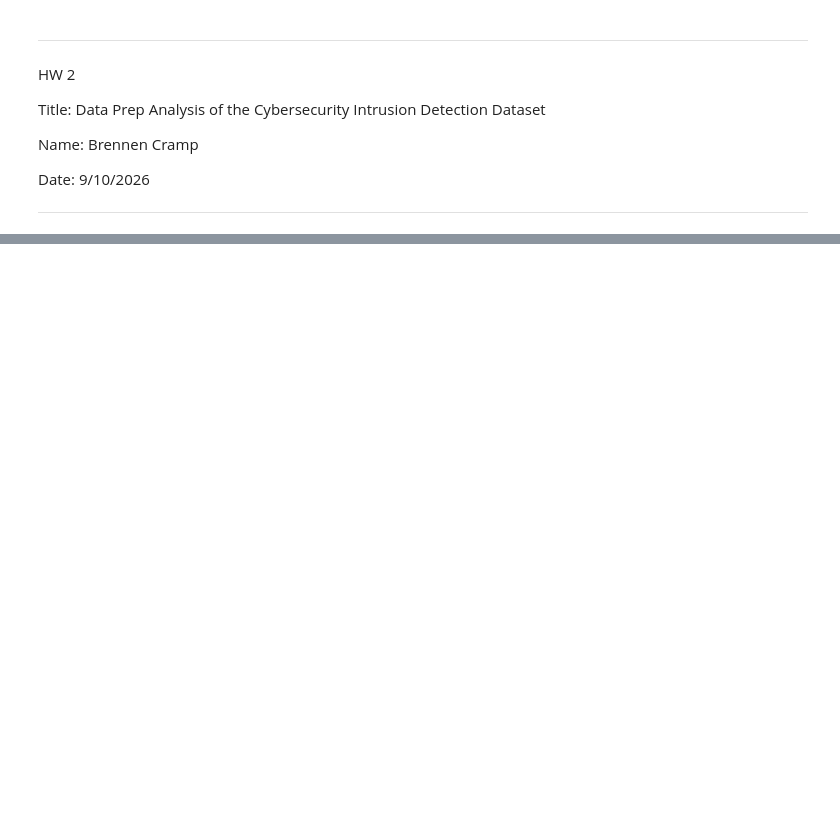
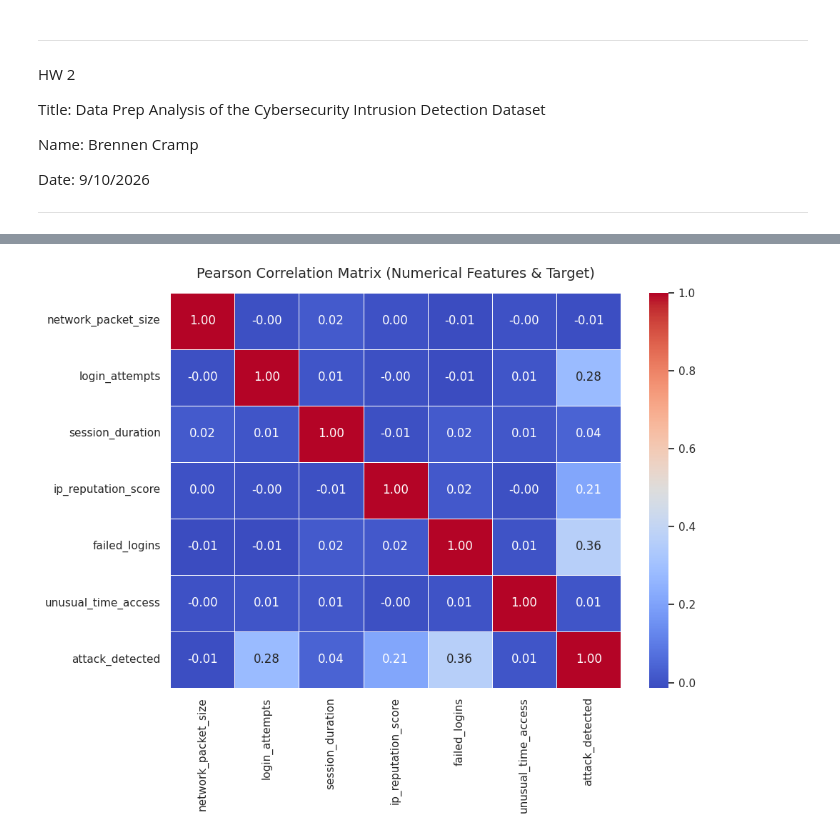
Before and after one commit to bcramp/ML, a Jupyter notebook: HW2/data_prep_analysis.ipynb, the cells around one changed output, grey strips where cells are left out. Saved outputs shown, nothing was run; the diff lists cells and outputs as text; code cells hidden in the pictures; blank space fills up the shorter version.

Commit message:
feat: saves completed code and graphs

```diff
--- a/HW2/data_prep_analysis.ipynb
+++ b/HW2/data_prep_analysis.ipynb
@@ -33,8 +25,0 @@ df.head()
-# %%
-# Load a sample dataset (Iris)
-from sklearn.datasets import load_iris
-iris = load_iris()
-
-df = pd.DataFrame(iris.data, columns=iris.feature_names)
-df['target'] = iris.target
-df.head()
@@ -92,0 +113,11 @@ df[df['sepal length (cm)'] > 5]
+# %%
+# Step 3: Drop any non-informative identifiers
+print("--- Step 3: Drop Non-informative Identifiers ---")
+
+# Print the number of unique values in each column
+print("\nNumber of unique values in each column:")
+print(df.nunique())
+
+# Drop non-informative identifier columns
+cols_to_drop = ['session_id']
+df.drop(columns=cols_to_drop, axis=1, inplace=True)
@@ -92,0 +255,31 @@ df[df['sepal length (cm)'] > 5]
+# %%
+# Step 6: Compute the Pearson correlation matrix for the numerical features, generate a Seaborn heatmap with annotations, and create at least two
+# distribution plots and one scatter plot to examine feature relationships and the target variable (attack_detected).
+
+# Import data visualization libraries
+import matplotlib.pyplot as plt
+import seaborn as sns
+
+# I had issues with not being able to see the graphs so I looked up how to fix this and found this: https://seaborn.pydata.org/generated/seaborn.set_theme.html
+# This sets the global aesthetic style for clean plots.
+sns.set_theme(style="whitegrid")
+
+# Keep only the numerical features plus the target variable
+num_cols_with_target = num_features + ['attack_detected']
+numerical_df = df[num_cols_with_target]
+
+# Step 6.1: Pearson Correlation Matrix & Heatmap
+# Set the width of the figure to 10 and height to 8
+plt.figure(figsize=(10, 8))
+corr_matrix = numerical_df.corr(method='pearson')
+
+# Generate the heatmap with numeric annotations and a color map
+# Set the annotation=true to tell Seaborn to write the actual numeric correlation values inside the squares
+sns.heatmap(corr_matrix, annot=True, cmap='coolwarm', fmt=".2f", linewidths=0.5)
+plt.title('Pearson Correlation Matrix (Numerical Features & Target)', fontsize=14, pad=15)
+
+# Plot the graph
+plt.tight_layout()
+plt.show()
+# %% [output]
+[figure, added]
```
Also changed, not shown: parts of 24 cells of this notebook.
